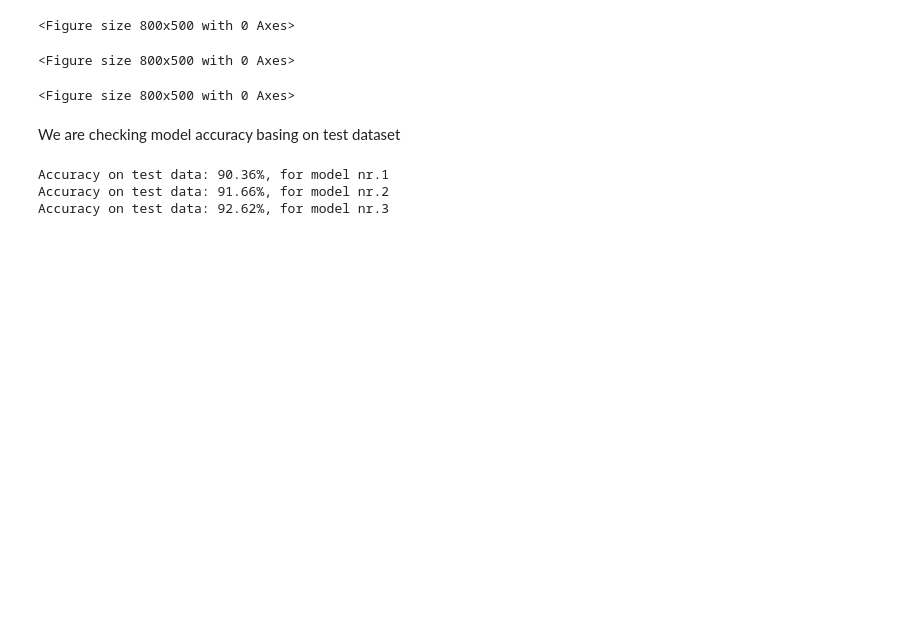
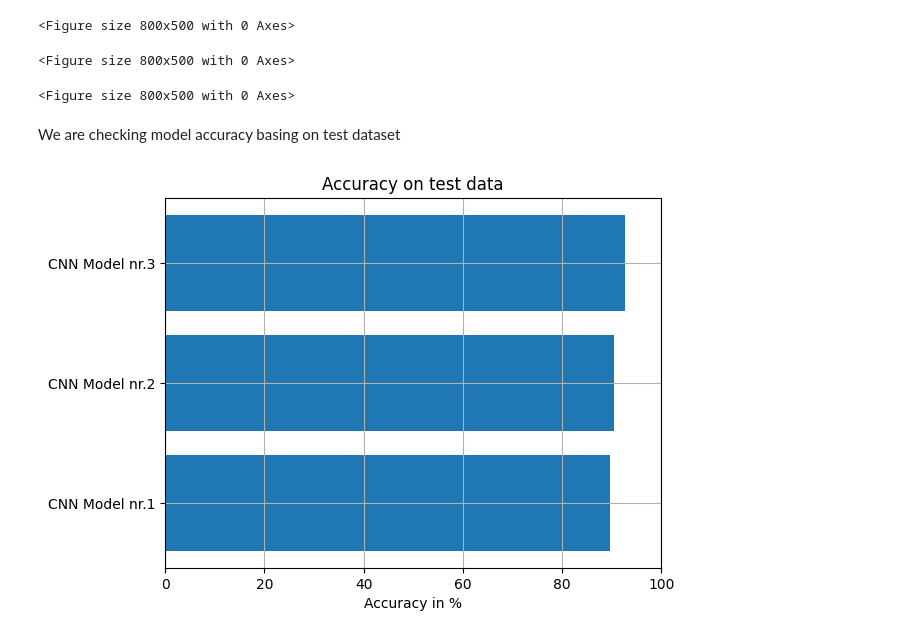
Before and after one commit to Matiar15/machinge-learning-universtity, a Jupyter notebook: fashion_mnist_cnn_model.ipynb, the cells around one changed output. Saved outputs shown, nothing was run; the diff lists cells and outputs as text; code cells hidden in the pictures; blank space fills up the shorter version.

```diff
--- a/fashion_mnist_cnn_model.ipynb
+++ b/fashion_mnist_cnn_model.ipynb
@@ -82,21 +84,30 @@ plt.show()
 We are checking model accuracy basing on test dataset
 # %%
 models_accuracy = []
+models_predictions = [[], [], []]
+models_all_labels = [[], [], []]
+
 for idx, model in enumerate(models):
     correct = 0
     total = 0
     model.eval()
     with torch.no_grad():
         for images, labels in test_dataloader:
             images, labels = images.to(device), labels.to(device)
             outputs = model(images)
             _, predicted = torch.max(outputs.data, 1)
             total += labels.size(0)
             correct += (predicted == labels).sum().item()
+            models_predictions[idx].append(predicted.cpu().numpy())
+            models_all_labels[idx].append(labels.cpu().numpy())
     accuracy = 100 * correct / total
     models_accuracy.append(accuracy)
-    print(f"Accuracy on test data: {accuracy:.2f}%, for model nr.{idx + 1}")
+
+plt.barh(["CNN Model nr.1", "CNN Model nr.2", "CNN Model nr.3"], models_accuracy)
+plt.title("Accuracy on test data")
+plt.xlabel("Accuracy in %")
+plt.xlim(0, 100)
+plt.grid()
+plt.show()
 # %% [output]
-Accuracy on test data: 90.36%, for model nr.1
-Accuracy on test data: 91.66%, for model nr.2
-Accuracy on test data: 92.62%, for model nr.3
+[figure, added]
```
Also changed, not shown: parts of 4 cells of this notebook.
